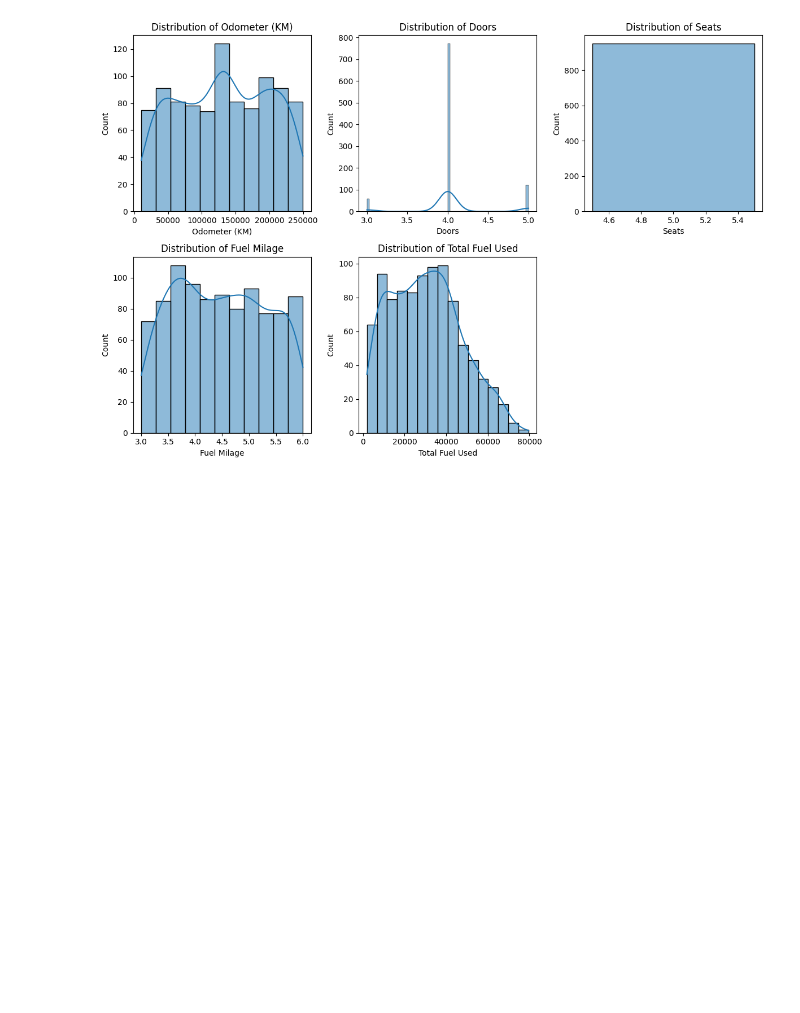
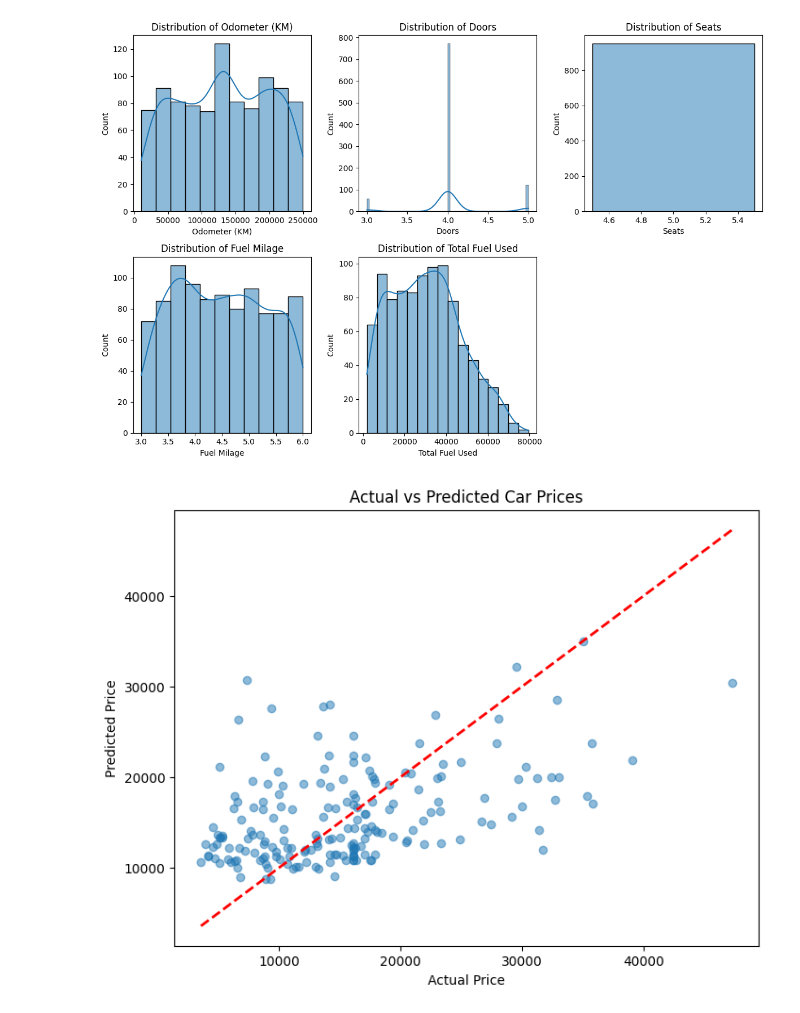
Before and after one commit to Pirate-Nirav/MachineLearning, a Jupyter notebook: car_model/car_model.ipynb, the cells around one changed output. Drawn from its saved outputs; the diff is of its cells as text; code cells hidden in the pictures; blank space fills up the shorter version.

```diff
--- a/car_model/car_model.ipynb
+++ b/car_model/car_model.ipynb
@@ -137,3 +137,15 @@ plt.savefig('feature_distributions.png')
 # plt.close()
 # %% [output]
 [figure]
+# %%
+# Visualizing actual vs predicted prices
+plt.figure(figsize=(8, 6))
+plt.scatter(y_test, y_pred, alpha=0.5)
+plt.plot([y_test.min(), y_test.max()], [y_test.min(), y_test.max()], 'r--', lw=2)
+plt.xlabel('Actual Price')
+plt.ylabel('Predicted Price')
+plt.title('Actual vs Predicted Car Prices')
+plt.savefig('actual_vs_predicted.png')
+# plt.close()
+# %% [output]
+[figure, added]
```
Also changed, not shown: parts of 3 cells of this notebook, 4 other files.
